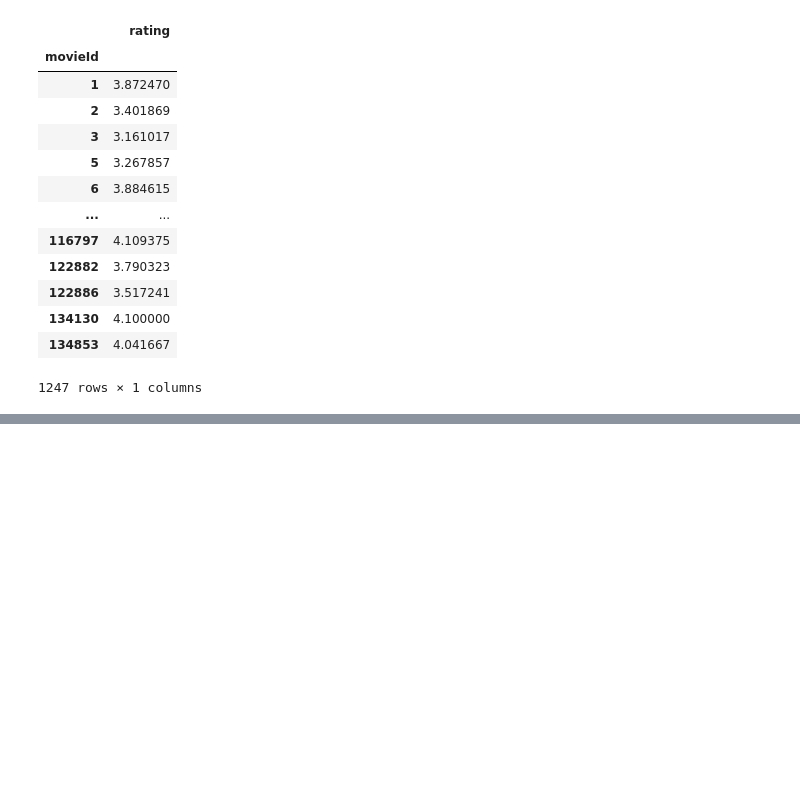
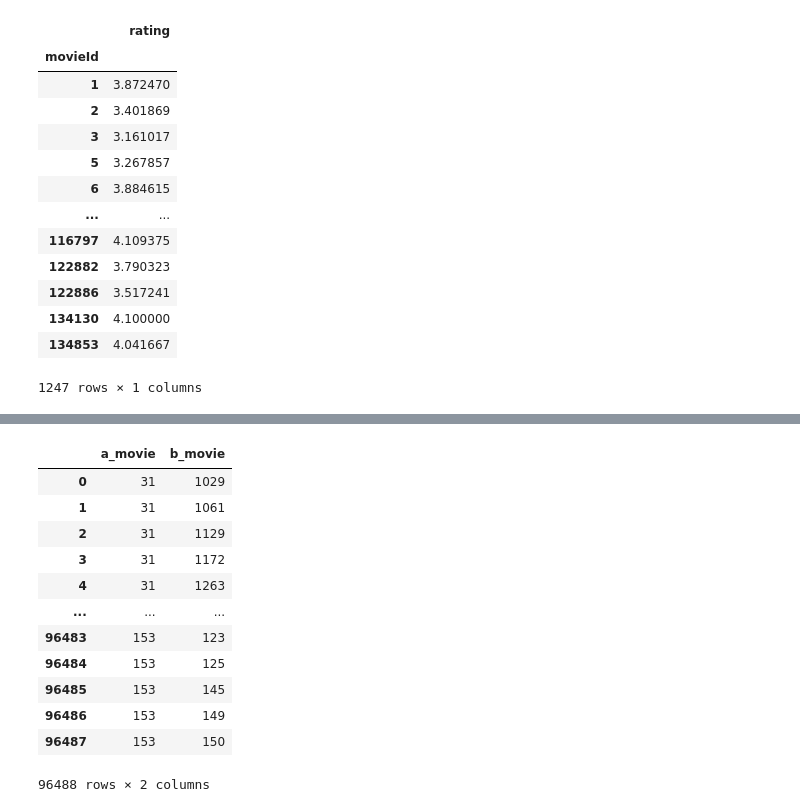
Before and after one commit to Belal-AI/Books-, a Jupyter notebook: Recommneder_systems.ipynb, the cells around one changed output, grey strips where cells are left out. Cells and saved outputs as stored; diff of their text form; code cells hidden in the pictures; blank space fills up the shorter version.

```diff
--- a/Recommneder_systems.ipynb
+++ b/Recommneder_systems.ipynb
@@ -89,0 +133,16 @@ most_populat_df[['movieId','rating']].groupby('movieId').mean()
+# %%
+compinations
+# %% [output]
+|  | a_movie | b_movie |
+| 0 | 31 | 1029 |
+| 1 | 31 | 1061 |
+| 2 | 31 | 1129 |
+| 3 | 31 | 1172 |
+| 4 | 31 | 1263 |
+| ... | ... | ... |
+| 96483 | 153 | 123 |
+| 96484 | 153 | 125 |
+| 96485 | 153 | 145 |
+| 96486 | 153 | 149 |
+| 96487 | 153 | 150 |
+96488 rows × 2 columns
```
Also changed, not shown: parts of 12 cells of this notebook.
